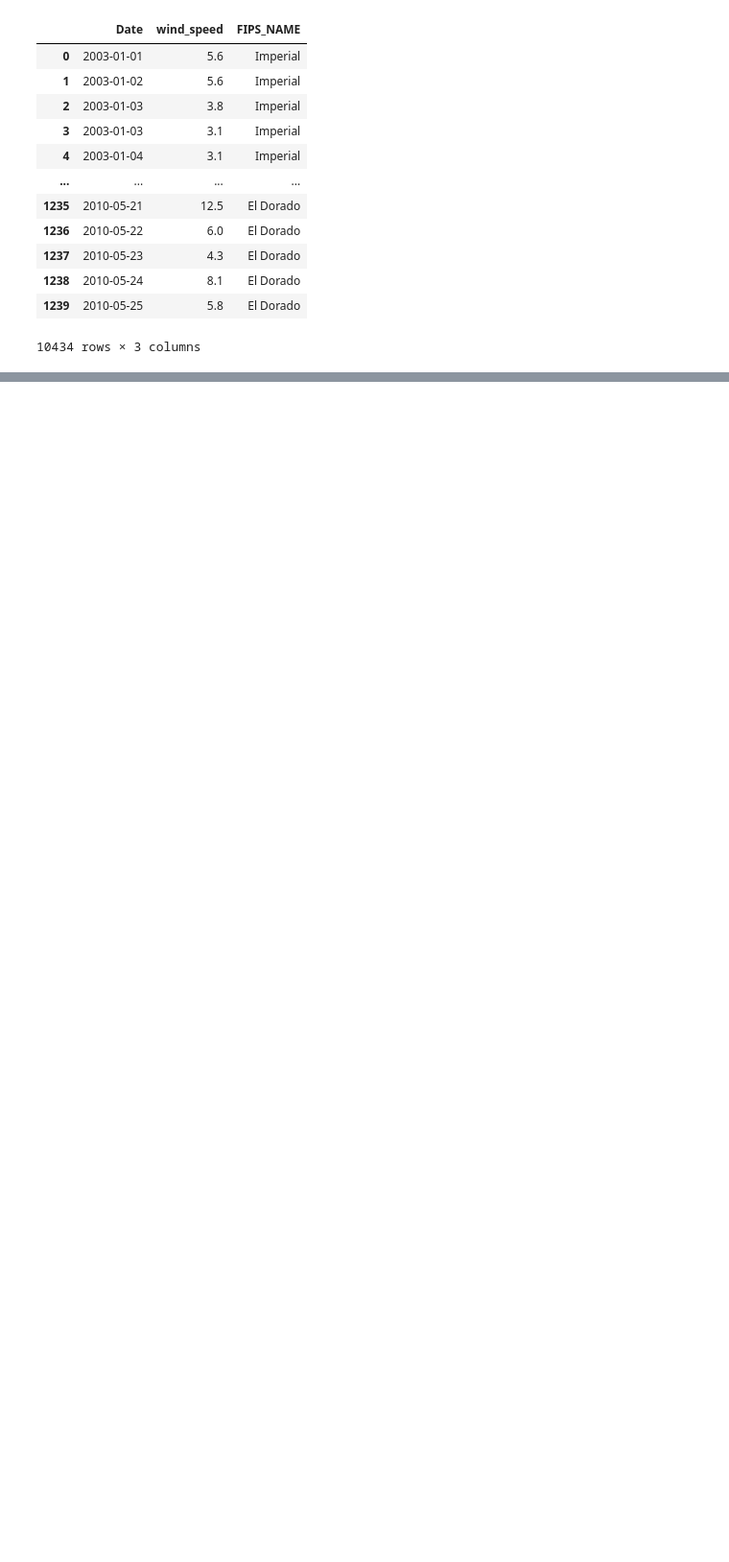
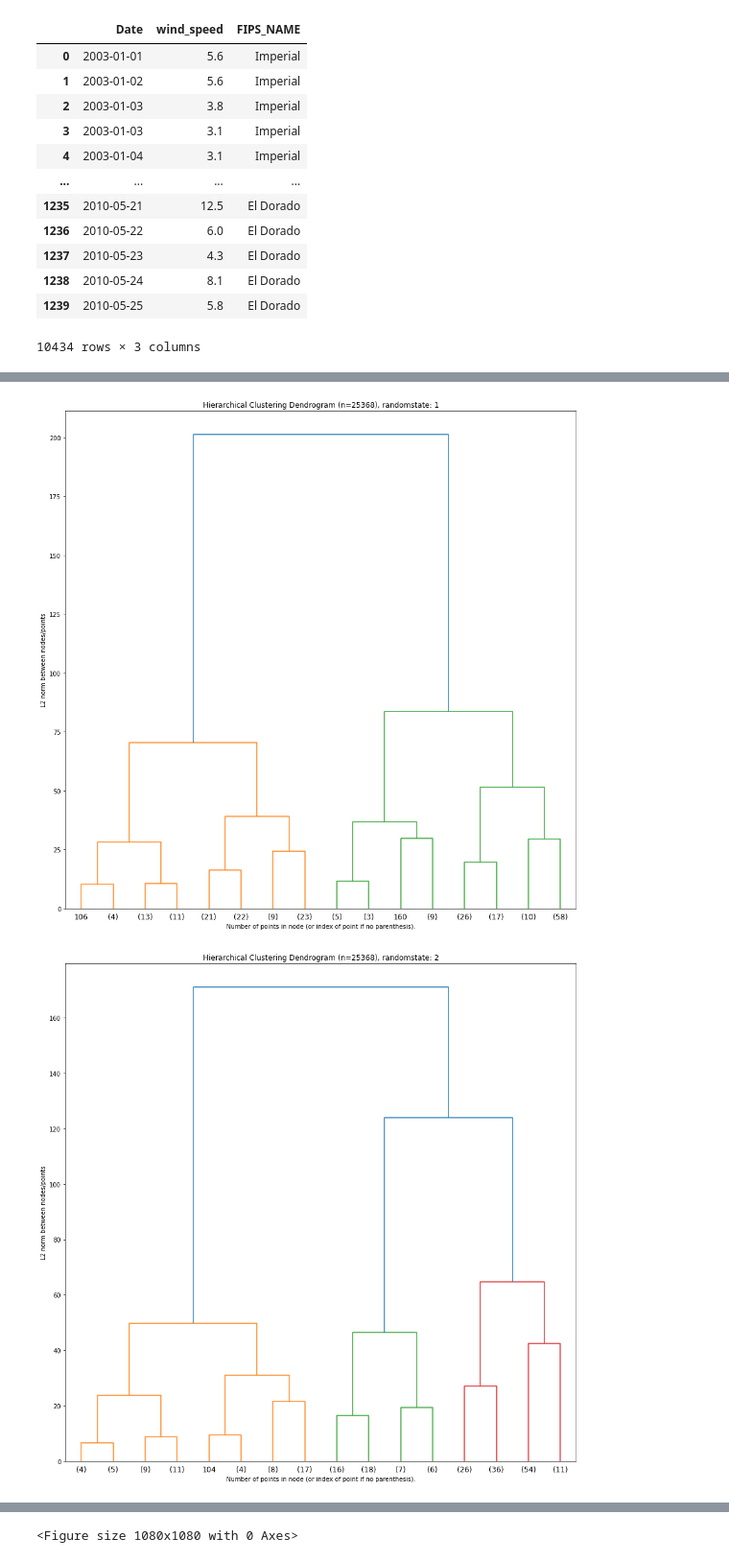
Before and after one commit to Sgipn/ClimateAnalysis, a Jupyter notebook: notebooks/weather_data_setup.ipynb, the cells around one changed output, grey strips where cells are left out. Shown at 96% size. Drawn from its saved outputs; the diff is of its cells as text; code cells hidden in the pictures; blank space fills up the shorter version.

```diff
--- a/notebooks/weather_data_setup.ipynb
+++ b/notebooks/weather_data_setup.ipynb
@@ -313,3 +314,30 @@ def plot_dendrogram(model, **kwargs):
 
     # Plot the corresponding dendrogram
     dendrogram(linkage_matrix, **kwargs)
+# %%
+# dendrogram of random subsets with 232 obs each
+
+from scipy.cluster.hierarchy import dendrogram
+from sklearn.cluster import AgglomerativeClustering
+
+dendro_array = dendro_subset.to_numpy()
+
+fold = 0
+kf = KFold(n_splits = 10, random_state = True, shuffle = True)
+plt.rcParams["figure.figsize"] = (15,15)
+for train_index, test_index in kf.split(dendro_array):
+    fold+=1
+    temp_X = dendro_array[test_index]
+    model = AgglomerativeClustering(distance_threshold=0, n_clusters=None)
+    model = model.fit(temp_X)
+    plt.title("Hierarchical Clustering Dendrogram (n=232), randomstate: %d" %fold)
+    # plot the top three levels of the dendrogram
+    plot_dendrogram(model, truncate_mode="level", p=3)
+    plt.xlabel("Number of points in node (or index of point if no parenthesis).")
+    plt.ylabel("L2 norm between nodes/points")
+    plt.show()
+    if fold ==3:
+        break
+# %% [output]
+[figure, added]
+[figure, added]
@@ -316 +345,2 @@ def plot_dendrogram(model, **kwargs):
+<Figure size 1080x1080 with 0 Axes>
 # %%
```
Also changed, not shown: parts of 19 cells of this notebook.
